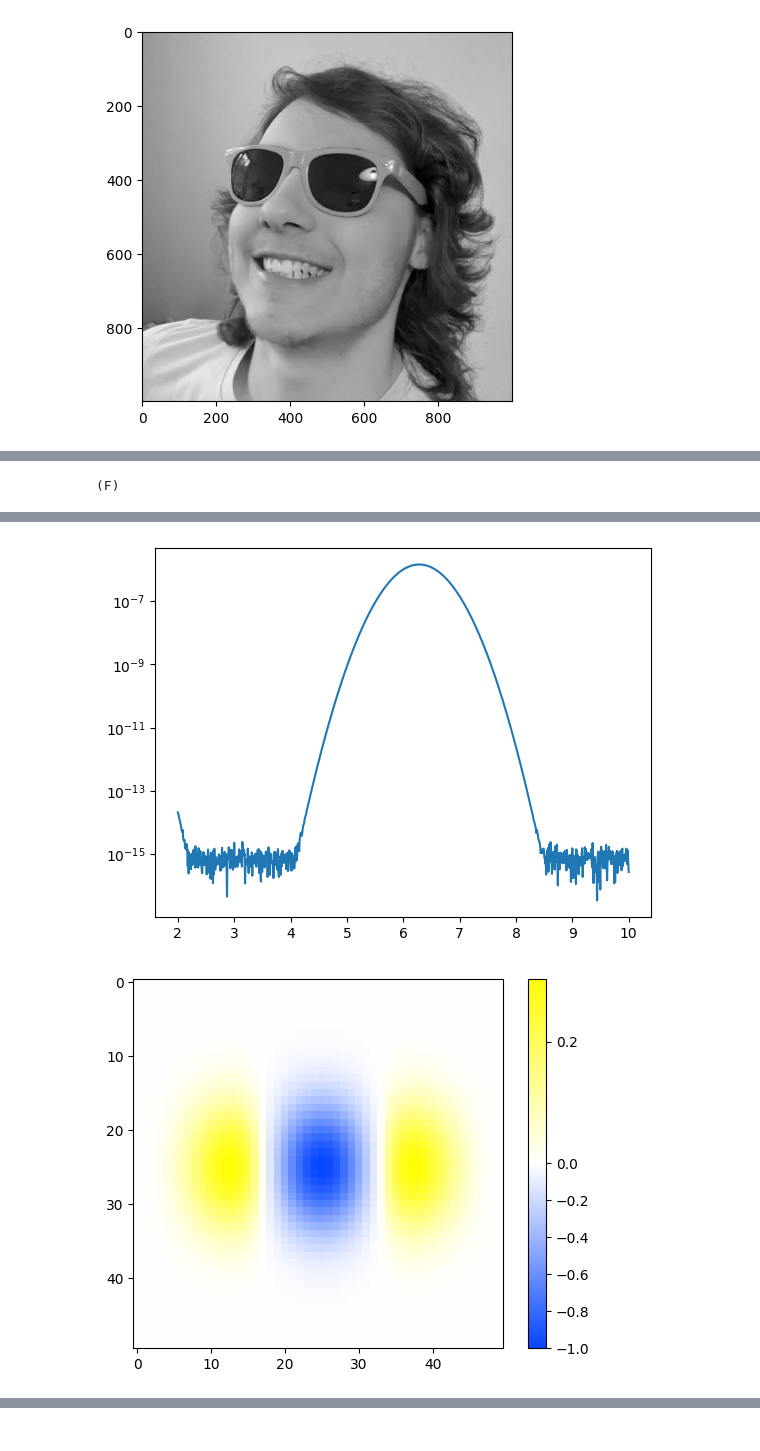
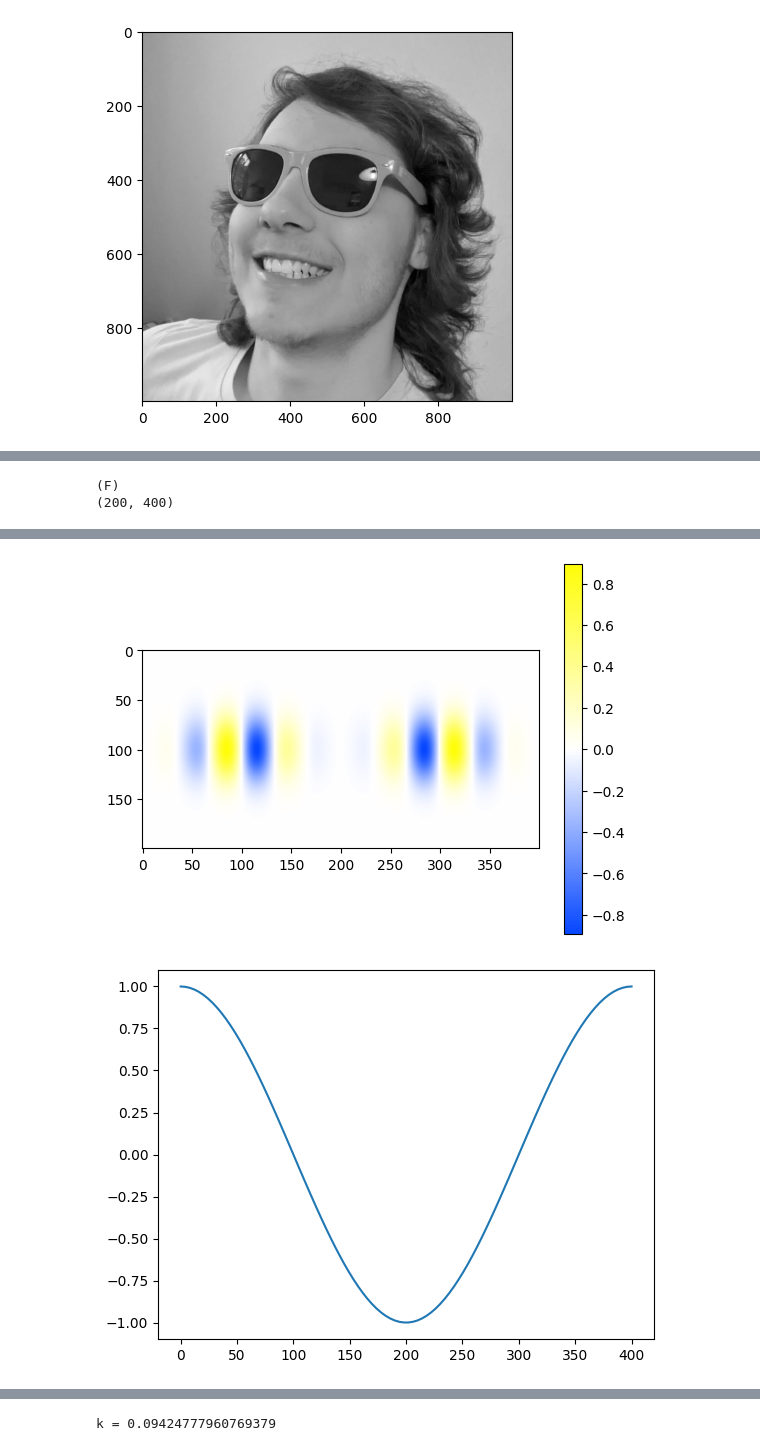
Before and after one commit to Rismosch/homework_understanding_vision, a Jupyter notebook: Homework1.ipynb, the cells around one changed output, grey strips where cells are left out. Saved outputs shown, nothing was run; the diff lists cells and outputs as text; code cells hidden in the pictures.

```diff
--- a/Homework1.ipynb
+++ b/Homework1.ipynb
@@ -10,6 +10,7 @@ from itertools import product
 from scipy.signal import convolve2d
 
 img_path = "profile_pic_2020_1000x1000.png"
+enable_convolution = False
 
 def find_min_max(kernel):
     min = float("inf")
@@ -61,6 +62,9 @@ def plot_kernel(kernel):
     plt.show()
 
 def apply_and_plot(kernel, img):
+    if not enable_convolution:
+        return
+
     kernel_ = normalize(kernel)
     img_ = normalize(img)
 
@@ -302,10 +298,16 @@ def make_gabor_kernel(p: GaborParameter, orientation):
     return kernel
 
 # define parameters
+N = 200
+k = 6*2*math.pi/(2*N)
+print(f"k = {k}")
+ox = 2*math.pi/(3*k)
+oy = 1.5 * ox
 gabor_parameters = [
-    GaborParameter(50, ox=3.0, oy=4.5, k=0.2, phi=math.pi/2),
-    GaborParameter(50, ox=6, oy=9, k=0.2, phi=math.pi),
-    GaborParameter(50, ox=6, oy=9, k=0.5, phi=0),
+    GaborParameter(N, ox=ox, oy=oy, k=k, phi=math.pi/2),
+    #GaborParameter(50, ox=3.0, oy=4.5, k=0.2, phi=math.pi/2),
+    #GaborParameter(50, ox=6, oy=9, k=0.2, phi=math.pi),
+    #GaborParameter(50, ox=6, oy=9, k=0.5, phi=0),
 ]
 
 # generate, apply kernel and plot resulting image
@@ -366,17 +353,22 @@ def g_(kernel, k, callback):
     width, height = kernel.shape
     g = 0
 
-    for x in range(0, width):
-        for y in range(0, height):
-            g += kernel[x][y] * callback(k * x)
+    for iy in range(p.kernel_width):
+        for ix in range(p.kernel_width):
+            x = ix - int(p.kernel_width / 2)
+            y = iy - int(p.kernel_width / 2)
+
+            pixel = kernel[ix,iy]
+            cos = callback(k * x)
+            g += (pixel * cos)
 
     return g
 
+def g_c(kernel, k):
+    return g_(kernel, k, math.cos)
+
 def g_s(kernel, k):
     return g_(kernel, k, math.sin)
-
-def g_c(kernel, k):
-    return g_(kernel, k, math.cos)
 
 def g(kernel, k):
     gs = g_s(kernel, k)
@@ -387,11 +379,46 @@ def g(kernel, k):
 # define parameters
 for p in gabor_parameters:
     kernel = make_gabor_kernel(p, orientation=Orientation.HORIZONTAL)
-    x_values = np.linspace(2, 10, 1000)
+    width, height = kernel.shape
+
+    kernel_ = np.zeros((kernel.shape[0], kernel.shape[1]*2))
+    print(f"{kernel_.shape}")
+
+    for ix in range(0, kernel_.shape[1]):
+        for iy in range(0, kernel_.shape[0]):
+            if ix < kernel.shape[0]:
+                kernel_[iy, ix] = kernel[iy, ix]
+            else:
+                kernel_[iy, ix] = kernel[iy, kernel.shape[0]+(kernel.shape[0]-ix)-1]
 
     plot_kernel(kernel)
-    plt.plot(x_values, [g(kernel, x) for x in x_values])
-    plt.yscale("log")
+    plot_kernel(kernel_)
+
+    #x_values = np.linspace(0, 2*math.pi, 100)
+    x_values = np.linspace(0, 400, 100)
+    #plt.plot(x_values, [math.cos(math.pi*x/(400*k)) for x in x_values])
+    plt.plot(x_values, [math.cos(2*math.pi*x/(400)) for x in x_values])
     plt.show()
+
+    print(f"k = {k}")
+
+
+    break;
+
+    L = width;
+    make_k = lambda n: n * 2 * math.pi / (2 * L)
+    #make_k = lambda n: n
+    k_values = np.linspace(0, make_k(L * 2), (L*2+1))
+    #print(f"k_values {k_values}")
+
+    plot_kernel(kernel)
+    plt.plot(k_values, [g_c(kernel, k) for k in k_values])
+    plt.plot(k_values, [g_s(kernel, k) for k in k_values])
+    plt.plot(k_values, [g(kernel, k) for k in k_values])
+    plt.yscale('log')
+    plt.xlabel("k = cycles per image width")
+    plt.ylabel("g(k)")
+    plt.show()
 # %% [output]
 (F)
+(200, 400)
@@ -399,2 +426,2 @@ for p in gabor_parameters:
-[figure, old version]
+[figure, new version]
-[figure, old version]
+[figure, new version]
@@ -403,0 +428 @@ for p in gabor_parameters:
+k = 0.09424777960769379
```
Also changed, not shown: parts of 4 cells of this notebook.
